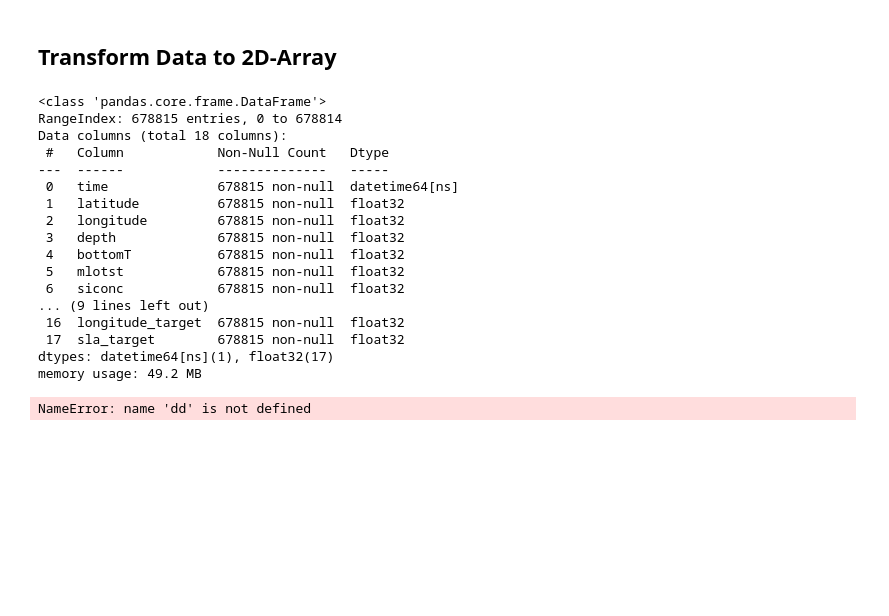
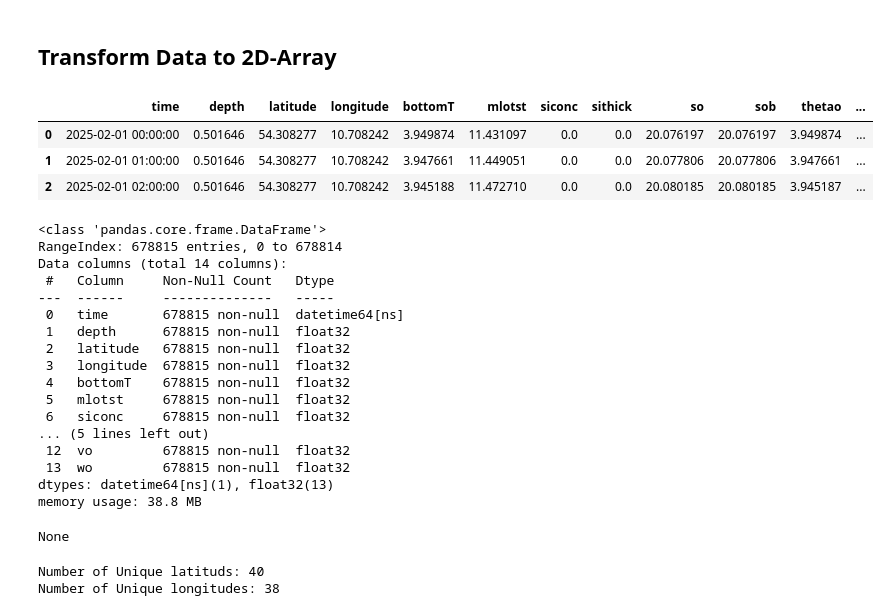
Before and after one commit to RATFIVE/GEOMAR-DeepLearning, a Jupyter notebook: app/backend/small-model.ipynb, the cells around one changed output. Drawn from its saved outputs; the diff is of its cells as text; code cells hidden in the pictures; blank space fills up the shorter version.

```diff
--- a/app/backend/small-model.ipynb
+++ b/app/backend/small-model.ipynb
@@ -379,31 +379,6 @@ cols
  'sla_target']
 # %% [markdown]
 ## Transform Data to 2D-Array
-# %%
-df_group = df_merged.groupby(by=['time', 'latitude', 'longitude']).mean().reset_index()
-df_group.info()
-# %% [output]
-<class 'pandas.core.frame.DataFrame'>
-RangeIndex: 678815 entries, 0 to 678814
-Data columns (total 18 columns):
- #   Column            Non-Null Count   Dtype
----  ------            --------------   -----
- 0   time              678815 non-null  datetime64[ns]
- 1   latitude          678815 non-null  float32
- 2   longitude         678815 non-null  float32
- 3   depth             678815 non-null  float32
- 4   bottomT           678815 non-null  float32
- 5   mlotst            678815 non-null  float32
- 6   siconc            678815 non-null  float32
-... (9 lines left out)
- 16  longitude_target  678815 non-null  float32
- 17  sla_target        678815 non-null  float32
-dtypes: datetime64[ns](1), float32(17)
-memory usage: 49.2 MB
-# %%
-dd
-# %% [output]
-NameError: name 'dd' is not defined
 # %%
 
 # Assuming 'df' is your DataFrame
@@ -419,7 +394,7 @@ df['longitude'] = df['longitude']
 unique_times = df['time'].dt.strftime('%Y-%m-%d %H:00:00').unique()
 
 df = df.drop(columns=["sla_target", "sla", "latitude_target", "longitude_target"])
-df_target = df_merged["sla_target"]
+
 
 display(df.head(3))
 display(df.info())
@@ -467,32 +442,57 @@ def create_image_for_time(df, latitude_map, longitude_map, img_height, img_width
         # Assign values of the cols to the corresponding pixel
         for col in cols:
             image[lat_idx, lon_idx, cols.index(col)] = row[col]
 
     return image
 
 learning_data = {}
 # 5. Loop through each unique time point and create an image
 for i, time_point in tqdm(enumerate(unique_times), desc='Creating 2D-Array Data', total=len(unique_times)):
     # Filter data for the given time
     time_data = df[df['time'].dt.strftime('%Y-%m-%d %H:00:00') == time_point]
 
     # Map coordinates to grid
     latitude_map, longitude_map, img_height, img_width = map_coordinates_to_grid(time_data)
 
     # Create RGB image for this timepoint
     image = create_image_for_time(time_data, latitude_map, longitude_map, img_height, img_width)
 
     learning_data[time_point] = np.array(image)
 
     """
     # Save or display the image
     plt.imshow(image)
     plt.title(f'Image for {time_point}')
     plt.axis('off')  # Turn off axis labels
     #plt.savefig(f'image_{time_point}.png')  # Save the image
     plt.show()
     """
 
     #print(image.shape)
-#    if i >= 100:
-#      break
+    if i >= 100:
+      break
+# %% [output]
+|  | time | depth | latitude | longitude | bottomT | mlotst | siconc | sithick | so | sob | thetao | ... |
+| 0 | 2025-02-01 00:00:00 | 0.501646 | 54.308277 | 10.708242 | 3.949874 | 11.431097 | 0.0 | 0.0 | 20.076197 | 20.076197 | 3.949874 | ... |
+| 1 | 2025-02-01 01:00:00 | 0.501646 | 54.308277 | 10.708242 | 3.947661 | 11.449051 | 0.0 | 0.0 | 20.077806 | 20.077806 | 3.947661 | ... |
+| 2 | 2025-02-01 02:00:00 | 0.501646 | 54.308277 | 10.708242 | 3.945188 | 11.472710 | 0.0 | 0.0 | 20.080185 | 20.080185 | 3.945187 | ... |
+<class 'pandas.core.frame.DataFrame'>
+RangeIndex: 678815 entries, 0 to 678814
+Data columns (total 14 columns):
+ #   Column     Non-Null Count   Dtype
+---  ------     --------------   -----
+ 0   time       678815 non-null  datetime64[ns]
+ 1   depth      678815 non-null  float32
+ 2   latitude   678815 non-null  float32
+ 3   longitude  678815 non-null  float32
+ 4   bottomT    678815 non-null  float32
+ 5   mlotst     678815 non-null  float32
+ 6   siconc     678815 non-null  float32
+... (5 lines left out)
+ 12  vo         678815 non-null  float32
+ 13  wo         678815 non-null  float32
+dtypes: datetime64[ns](1), float32(13)
+memory usage: 38.8 MB
+None
+Number of Unique latituds: 40
+Number of Unique longitudes: 38
```
Also changed, not shown: parts of 18 cells of this notebook.
